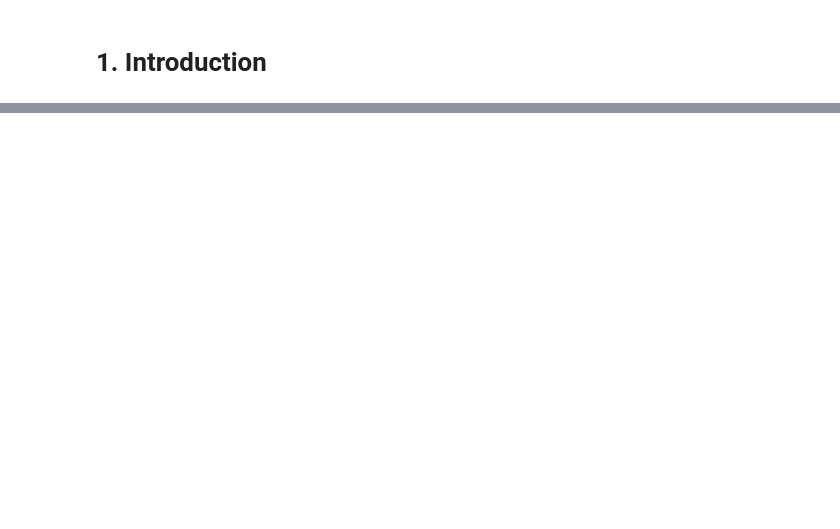
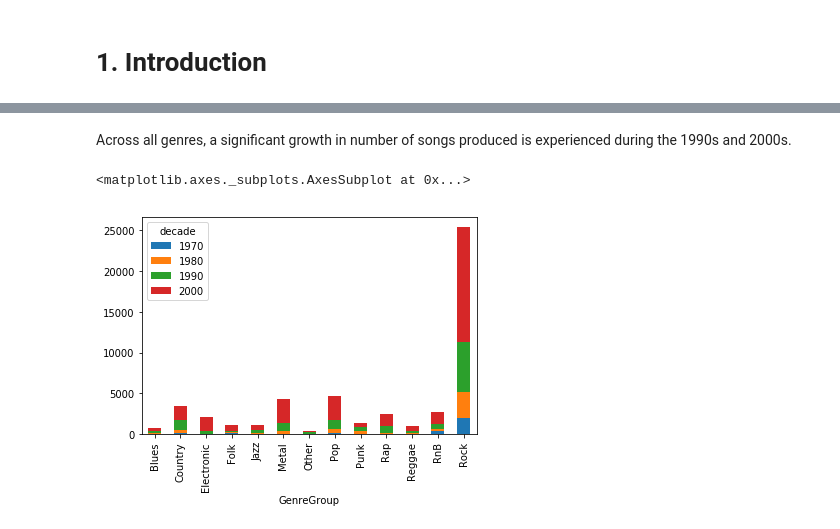
Before and after one commit to axnyang/CS401, a Jupyter notebook: datastory.ipynb, the cells around one changed output, grey strips where cells are left out. Saved outputs shown, nothing was run; the diff lists cells and outputs as text; code cells hidden in the pictures; blank space fills up the shorter version.

```diff
--- a/datastory.ipynb
+++ b/datastory.ipynb
@@ -549,0 +134,7 @@ for i in range(0,len(words)):
+# %% [markdown]
+Across all genres, a significant growth in number of songs produced is experienced during the 1990s and 2000s.
+# %%
+final_dataframe.groupby(['GenreGroup', 'decade']).size().unstack().plot(kind='bar', stacked = True)
+# %% [output]
+<matplotlib.axes._subplots.AxesSubplot at 0x...>
+[figure, added]
```
Also changed, not shown: parts of 122 cells of this notebook, 41 other files.
